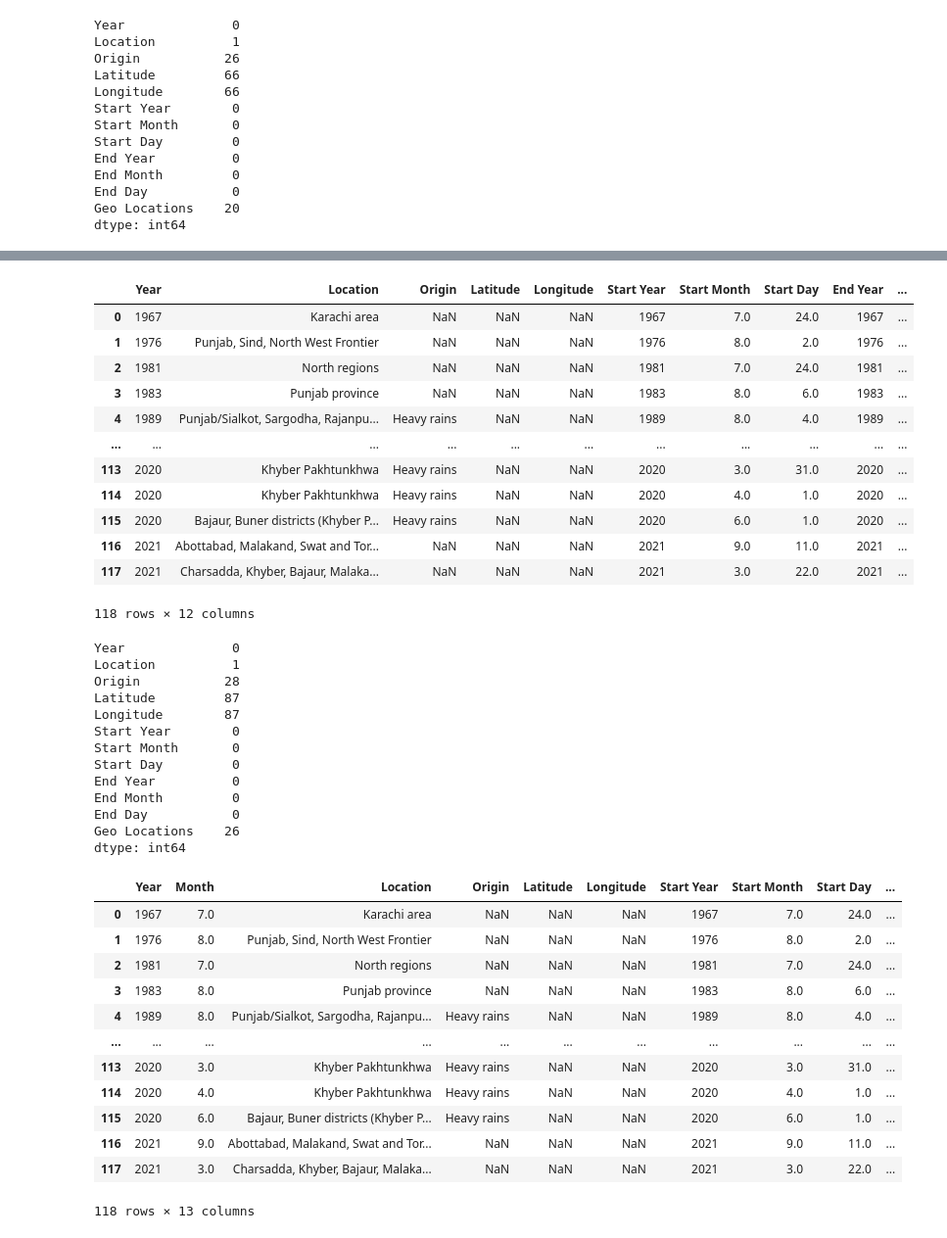
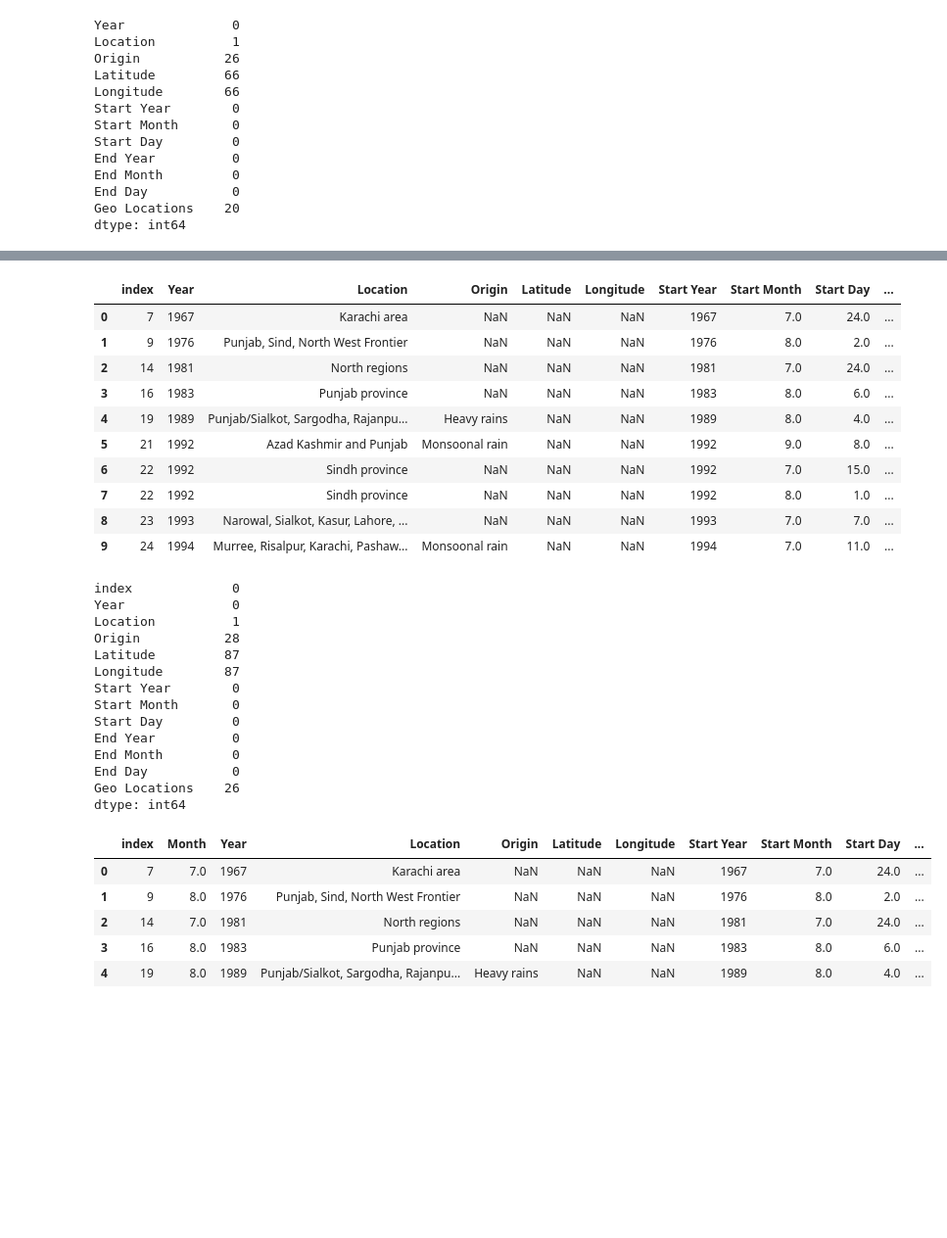
Before and after one commit to AroojArif12143/SILP, a Jupyter notebook: BlogPost1/data/excelFile.ipynb, the cells around one changed output, grey strips where cells are left out. Shown at 98% size. Drawn from its saved outputs; the diff is of its cells as text; code cells hidden in the pictures; blank space fills up the shorter version.

```diff
--- a/part1/data/excelFile.ipynb
+++ b/BlogPost1/data/excelFile.ipynb
@@ -183,4 +183,6 @@ End Month         0
 End Day           0
 Geo Locations    20
 dtype: int64
+# %%
+flood_df.reset_index(inplace=True)
 # %%
@@ -249,26 +253,25 @@ df1['End Month'] = df1['Start Month']
 # # generating output
 flood_df = pd.concat([df1, flood_df[~more_than_one_month]]).sort_index(kind = 'mergesort').reset_index(drop=True)
 # %%
-flood_df
+flood_df.head(10)
 # %% [output]
-|  | Year | Location | Origin | Latitude | Longitude | Start Year | Start Month | Start Day | End Year | ... |
-| 0 | 1967 | Karachi area | NaN | NaN | NaN | 1967 | 7.0 | 24.0 | 1967 | ... |
-| 1 | 1976 | Punjab, Sind, North West Frontier | NaN | NaN | NaN | 1976 | 8.0 | 2.0 | 1976 | ... |
-| 2 | 1981 | North regions | NaN | NaN | NaN | 1981 | 7.0 | 24.0 | 1981 | ... |
-| 3 | 1983 | Punjab province | NaN | NaN | NaN | 1983 | 8.0 | 6.0 | 1983 | ... |
-| 4 | 1989 | Punjab/Sialkot, Sargodha, Rajanpu... | Heavy rains | NaN | NaN | 1989 | 8.0 | 4.0 | 1989 | ... |
-| ... | ... | ... | ... | ... | ... | ... | ... | ... | ... | ... |
-| 113 | 2020 | Khyber Pakhtunkhwa | Heavy rains | NaN | NaN | 2020 | 3.0 | 31.0 | 2020 | ... |
-| 114 | 2020 | Khyber Pakhtunkhwa | Heavy rains | NaN | NaN | 2020 | 4.0 | 1.0 | 2020 | ... |
-| 115 | 2020 | Bajaur, Buner districts (Khyber P... | Heavy rains | NaN | NaN | 2020 | 6.0 | 1.0 | 2020 | ... |
-| 116 | 2021 | Abottabad, Malakand, Swat and Tor... | NaN | NaN | NaN | 2021 | 9.0 | 11.0 | 2021 | ... |
-| 117 | 2021 | Charsadda, Khyber, Bajaur, Malaka... | NaN | NaN | NaN | 2021 | 3.0 | 22.0 | 2021 | ... |
+|  | index | Year | Location | Origin | Latitude | Longitude | Start Year | Start Month | Start Day | ... |
+| 0 | 7 | 1967 | Karachi area | NaN | NaN | NaN | 1967 | 7.0 | 24.0 | ... |
+| 1 | 9 | 1976 | Punjab, Sind, North West Frontier | NaN | NaN | NaN | 1976 | 8.0 | 2.0 | ... |
+| 2 | 14 | 1981 | North regions | NaN | NaN | NaN | 1981 | 7.0 | 24.0 | ... |
+| 3 | 16 | 1983 | Punjab province | NaN | NaN | NaN | 1983 | 8.0 | 6.0 | ... |
+| 4 | 19 | 1989 | Punjab/Sialkot, Sargodha, Rajanpu... | Heavy rains | NaN | NaN | 1989 | 8.0 | 4.0 | ... |
+| 5 | 21 | 1992 | Azad Kashmir and Punjab | Monsoonal rain | NaN | NaN | 1992 | 9.0 | 8.0 | ... |
+| 6 | 22 | 1992 | Sindh province | NaN | NaN | NaN | 1992 | 7.0 | 15.0 | ... |
+| 7 | 22 | 1992 | Sindh province | NaN | NaN | NaN | 1992 | 8.0 | 1.0 | ... |
+| 8 | 23 | 1993 | Narowal, Sialkot, Kasur, Lahore, ... | NaN | NaN | NaN | 1993 | 7.0 | 7.0 | ... |
+| 9 | 24 | 1994 | Murree, Risalpur, Karachi, Pashaw... | Monsoonal rain | NaN | NaN | 1994 | 7.0 | 11.0 | ... |
-118 rows × 12 columns
 # %%
  # flood_df = flood_df.drop(columns=['End Year', 'End Month', 'Start Year'])
 # %%
 flood_df.isnull().sum()
 # %% [output]
+index             0
 Year              0
 Location          1
 Origin           28
@@ -290,20 +293,13 @@ column_to_move = flood_df['Start Month'].copy()
 flood_df.insert(1, "Month", column_to_move)
 # %%
 flood_df = flood_df.dropna(axis=0, subset=['Month']).reset_index(drop=True)
-flood_df
+flood_df.head()
 # %% [output]
-|  | Year | Month | Location | Origin | Latitude | Longitude | Start Year | Start Month | Start Day | ... |
-| 0 | 1967 | 7.0 | Karachi area | NaN | NaN | NaN | 1967 | 7.0 | 24.0 | ... |
-| 1 | 1976 | 8.0 | Punjab, Sind, North West Frontier | NaN | NaN | NaN | 1976 | 8.0 | 2.0 | ... |
-| 2 | 1981 | 7.0 | North regions | NaN | NaN | NaN | 1981 | 7.0 | 24.0 | ... |
-| 3 | 1983 | 8.0 | Punjab province | NaN | NaN | NaN | 1983 | 8.0 | 6.0 | ... |
-| 4 | 1989 | 8.0 | Punjab/Sialkot, Sargodha, Rajanpu... | Heavy rains | NaN | NaN | 1989 | 8.0 | 4.0 | ... |
-| ... | ... | ... | ... | ... | ... | ... | ... | ... | ... | ... |
-| 113 | 2020 | 3.0 | Khyber Pakhtunkhwa | Heavy rains | NaN | NaN | 2020 | 3.0 | 31.0 | ... |
-| 114 | 2020 | 4.0 | Khyber Pakhtunkhwa | Heavy rains | NaN | NaN | 2020 | 4.0 | 1.0 | ... |
-| 115 | 2020 | 6.0 | Bajaur, Buner districts (Khyber P... | Heavy rains | NaN | NaN | 2020 | 6.0 | 1.0 | ... |
-| 116 | 2021 | 9.0 | Abottabad, Malakand, Swat and Tor... | NaN | NaN | NaN | 2021 | 9.0 | 11.0 | ... |
-| 117 | 2021 | 3.0 | Charsadda, Khyber, Bajaur, Malaka... | NaN | NaN | NaN | 2021 | 3.0 | 22.0 | ... |
+|  | index | Month | Year | Location | Origin | Latitude | Longitude | Start Year | Start Month | Start Day | ... |
+| 0 | 7 | 7.0 | 1967 | Karachi area | NaN | NaN | NaN | 1967 | 7.0 | 24.0 | ... |
+| 1 | 9 | 8.0 | 1976 | Punjab, Sind, North West Frontier | NaN | NaN | NaN | 1976 | 8.0 | 2.0 | ... |
+| 2 | 14 | 7.0 | 1981 | North regions | NaN | NaN | NaN | 1981 | 7.0 | 24.0 | ... |
+| 3 | 16 | 8.0 | 1983 | Punjab province | NaN | NaN | NaN | 1983 | 8.0 | 6.0 | ... |
+| 4 | 19 | 8.0 | 1989 | Punjab/Sialkot, Sargodha, Rajanpu... | Heavy rains | NaN | NaN | 1989 | 8.0 | 4.0 | ... |
-118 rows × 13 columns
 # %%
 flood_df = flood_df.astype({'Month': 'int32'})
```
Also changed, not shown: parts of 13 cells of this notebook, 29 other files.
